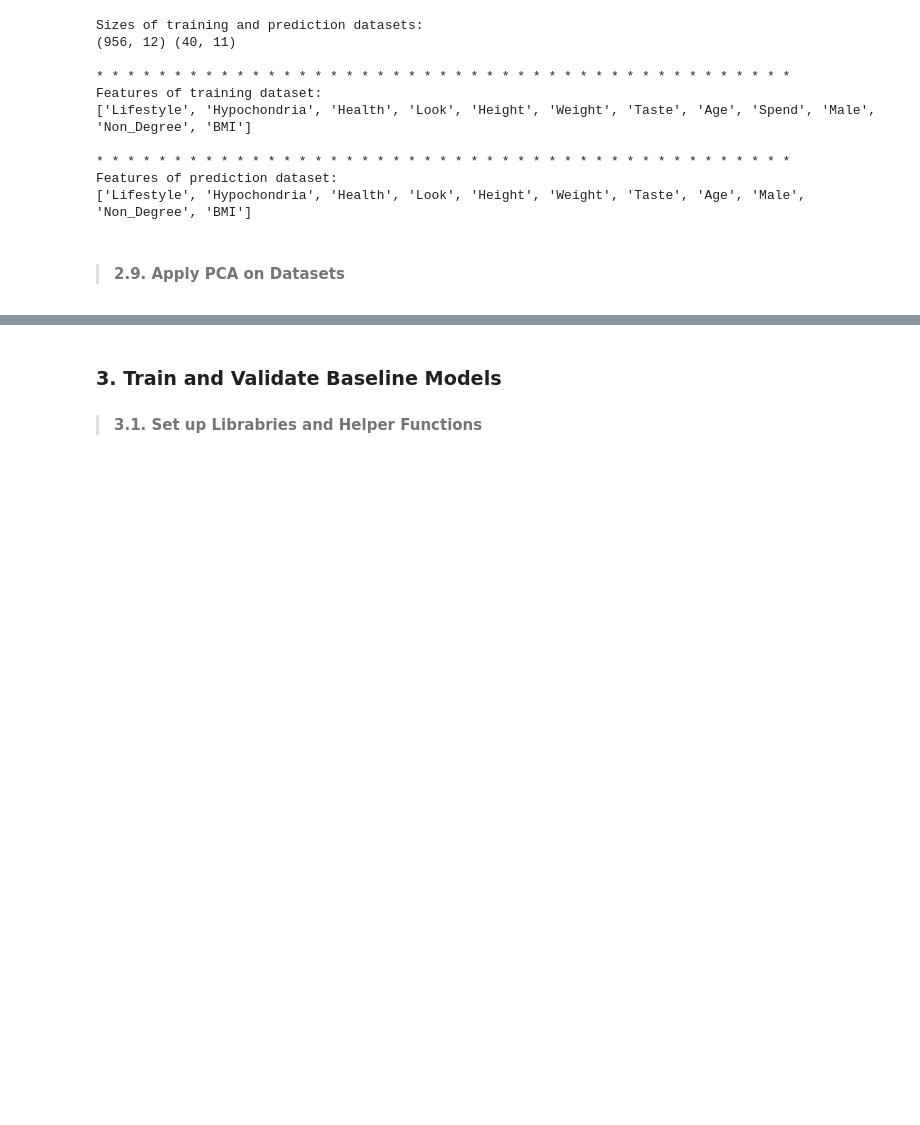
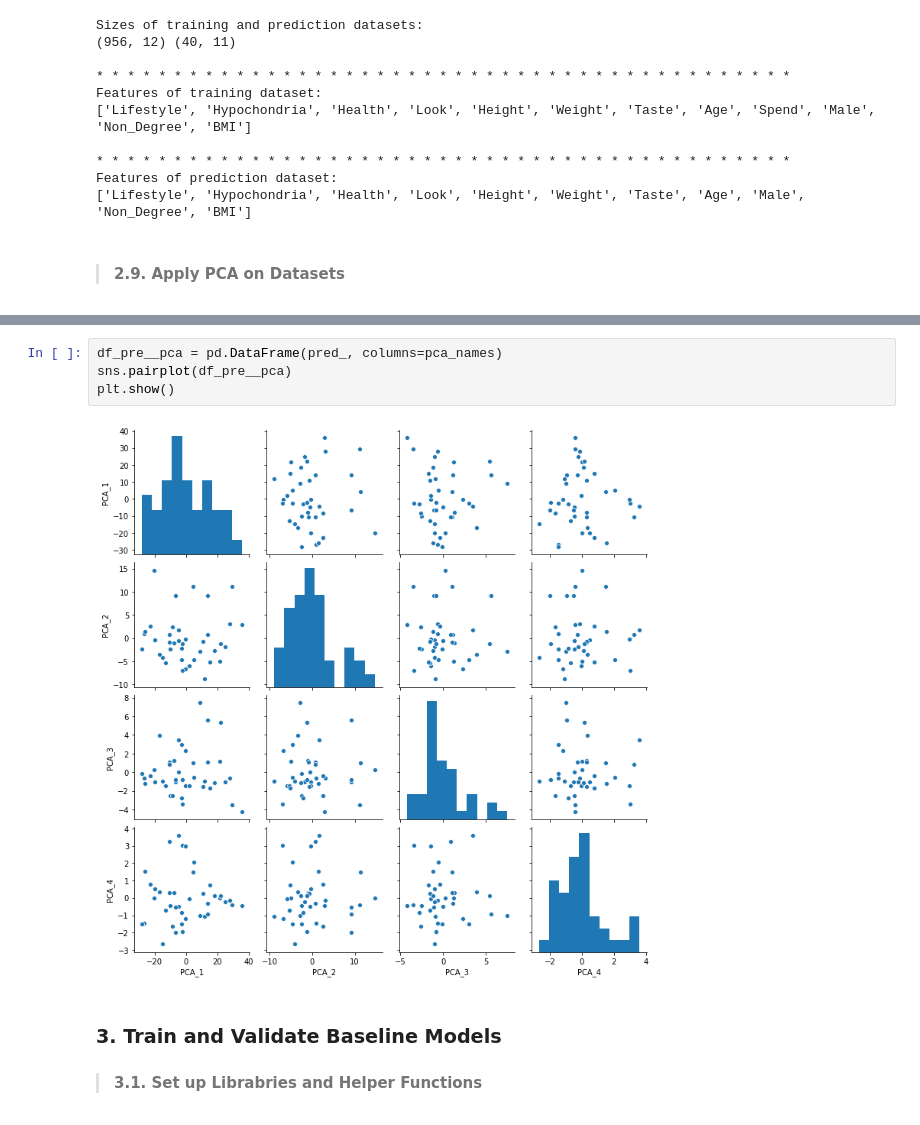
Before and after one commit to calldrj/NSF.Summer.2020, a Jupyter notebook: Mini_Project.ipynb, the cells around one changed output, grey strips where cells are left out. Saved outputs shown, nothing was run; the diff lists cells and outputs as text; blank space fills up the shorter version.

```diff
--- a/Mini_Project.ipynb
+++ b/Mini_Project.ipynb
@@ -365,3 +382,9 @@ df_pred__pca = pca_pred_.transform(df_pred_)
+# %%
+df_pre__pca = pd.DataFrame(pred_, columns=pca_names)
+sns.pairplot(df_pre__pca)
+plt.show()
+# %% [output]
+[figure, added]
 # %% [markdown]
 ### **3. Train and Validate Baseline Models**
 > #### **3.1. Set up Librabries and Helper Functions**
```
Also changed, not shown: parts of 10 cells of this notebook.
